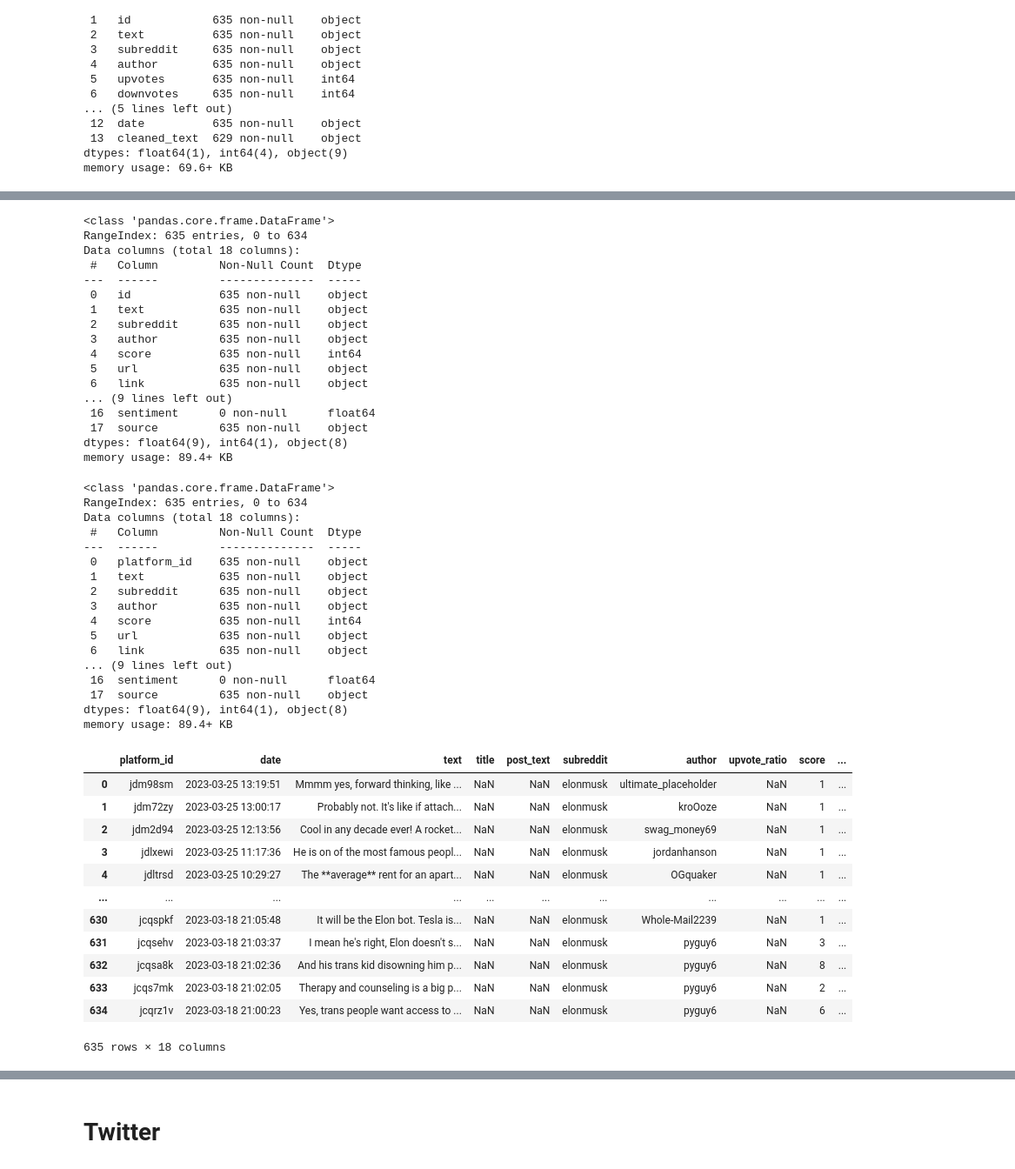
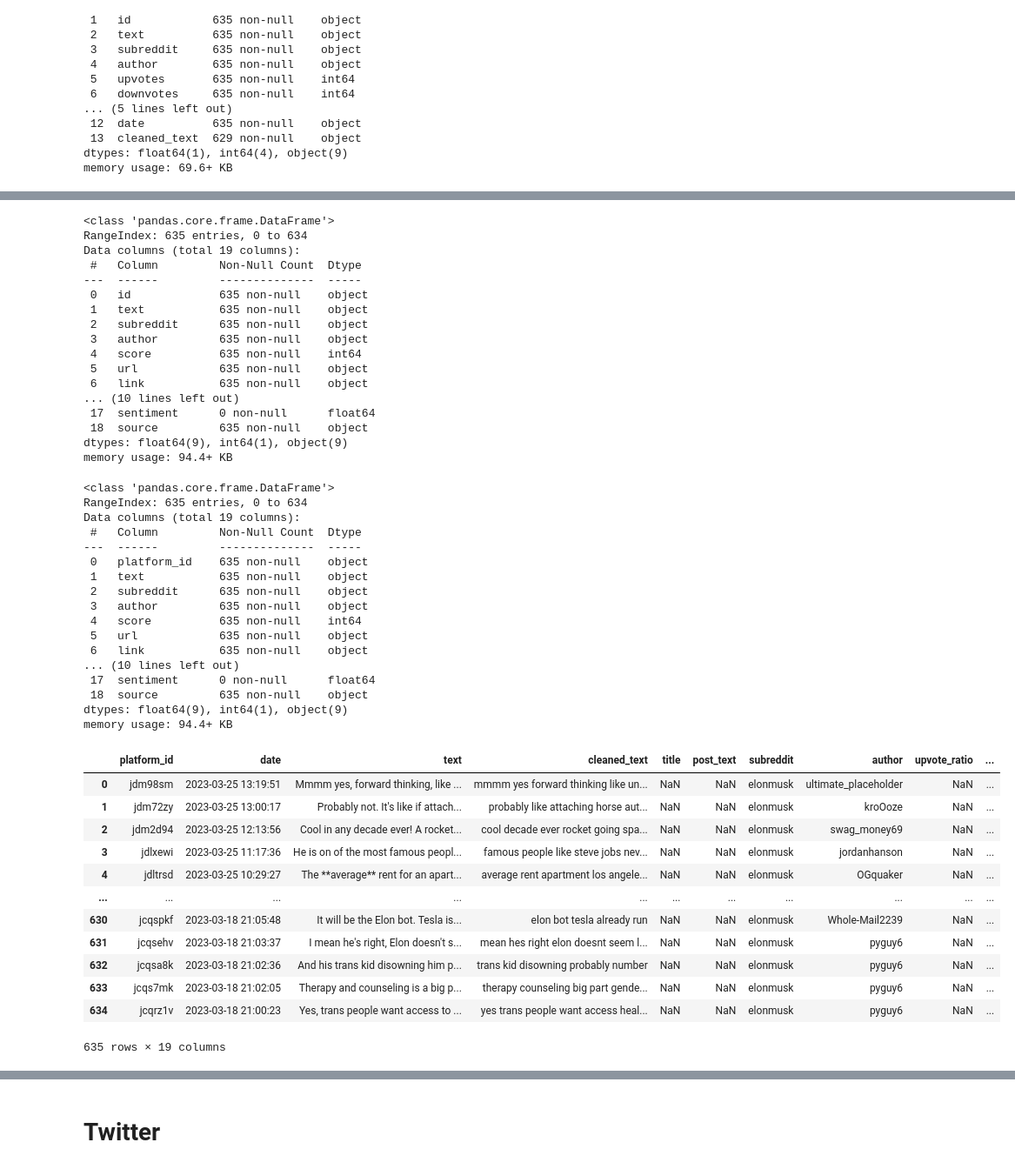
Before and after one commit to josephinehemingway/CZ4034_InfoRet, a Jupyter notebook: combine_data.ipynb, the cells around one changed output, grey strips where cells are left out. Shown at 87% size. Cells and saved outputs as stored; diff of their text form; code cells hidden in the pictures.

Commit message:
Add cleaned text to combined csv

```diff
--- a/combine_data.ipynb
+++ b/combine_data.ipynb
@@ -222,7 +221,7 @@ Data columns (total 14 columns):
 dtypes: float64(1), int64(4), object(9)
 memory usage: 69.6+ KB
 # %%
-cmt_df = cmt_df.drop(columns=["Unnamed: 0", "upvotes", "downvotes", "created_utc", "parent_id", "cleaned_text"])
+cmt_df = cmt_df.drop(columns=["Unnamed: 0", "upvotes", "downvotes", "created_utc", "parent_id"])
 cmt_df.info()
 # %% [output]
 <class 'pandas.core.frame.DataFrame'>
@@ -243,5 +243,6 @@ memory usage: 39.8+ KB
 # %%
-cmt_df = cmt_df.reindex(columns=cmt_df.columns.tolist() + ["title", "post_text", "upvote_ratio", "retweet_count", "like_count", "num_comments", "tags", "subjectivity", "sentiment"])
+cmt_df = cmt_df.reindex(columns=cmt_df.columns.tolist() + ["title", "post_text", "upvote_ratio", "retweet_count",
+                                                           "like_count", "num_comments", "tags", "subjectivity", "sentiment"])
 # %%
 cmt_df["source"] = "reddit_cmt"
 cmt_df
@@ -264,7 +265,7 @@ cmt_df.info()
 # %% [output]
 <class 'pandas.core.frame.DataFrame'>
 RangeIndex: 635 entries, 0 to 634
-Data columns (total 18 columns):
+Data columns (total 19 columns):
  #   Column         Non-Null Count  Dtype
 ---  ------         --------------  -----
  0   id             635 non-null    object
@@ -274,18 +275,18 @@ Data columns (total 18 columns):
  4   score          635 non-null    int64
  5   url            635 non-null    object
  6   link           635 non-null    object
-... (9 lines left out)
- 16  sentiment      0 non-null      float64
- 17  source         635 non-null    object
-dtypes: float64(9), int64(1), object(8)
-memory usage: 89.4+ KB
+... (10 lines left out)
+ 17  sentiment      0 non-null      float64
+ 18  source         635 non-null    object
+dtypes: float64(9), int64(1), object(9)
+memory usage: 94.4+ KB
 # %%
 cmt_df.rename(columns={"id":"platform_id"}, inplace=True)
 cmt_df.info()
 # %% [output]
 <class 'pandas.core.frame.DataFrame'>
 RangeIndex: 635 entries, 0 to 634
-Data columns (total 18 columns):
+Data columns (total 19 columns):
  #   Column         Non-Null Count  Dtype
 ---  ------         --------------  -----
  0   platform_id    635 non-null    object
@@ -295,28 +296,30 @@ Data columns (total 18 columns):
  4   score          635 non-null    int64
  5   url            635 non-null    object
  6   link           635 non-null    object
-... (9 lines left out)
- 16  sentiment      0 non-null      float64
- 17  source         635 non-null    object
-dtypes: float64(9), int64(1), object(8)
-memory usage: 89.4+ KB
+... (10 lines left out)
+ 17  sentiment      0 non-null      float64
+ 18  source         635 non-null    object
+dtypes: float64(9), int64(1), object(9)
+memory usage: 94.4+ KB
 # %%
-cmt_df = cmt_df.reindex(columns=["platform_id","date","text","title","post_text","subreddit","author","upvote_ratio","score","retweet_count","like_count","url","link","num_comments","tags","source","subjectivity","sentiment"])
+cmt_df = cmt_df.reindex(columns=["platform_id", "date", "text", "cleaned_text", "title", "post_text",
+                                 "subreddit", "author", "upvote_ratio", "score", "retweet_count", "like_count",
+                                 "url", "link", "num_comments", "tags", "source", "subjectivity", "sentiment"])
 cmt_df
 # %% [output]
-|  | platform_id | date | text | title | post_text | subreddit | author | upvote_ratio | score | ... |
-| 0 | jdm98sm | 2023-03-25 13:19:51 | Mmmm yes, forward thinking, like ... | NaN | NaN | elonmusk | ultimate_placeholder | NaN | 1 | ... |
-| 1 | jdm72zy | 2023-03-25 13:00:17 | Probably not. It's like if attach... | NaN | NaN | elonmusk | kroOoze | NaN | 1 | ... |
-| 2 | jdm2d94 | 2023-03-25 12:13:56 | Cool in any decade ever! A rocket... | NaN | NaN | elonmusk | swag_money69 | NaN | 1 | ... |
-| 3 | jdlxewi | 2023-03-25 11:17:36 | He is on of the most famous peopl... | NaN | NaN | elonmusk | jordanhanson | NaN | 1 | ... |
-| 4 | jdltrsd | 2023-03-25 10:29:27 | The **average** rent for an apart... | NaN | NaN | elonmusk | OGquaker | NaN | 1 | ... |
+|  | platform_id | date | text | cleaned_text | title | post_text | subreddit | author | upvote_ratio | ... |
+| 0 | jdm98sm | 2023-03-25 13:19:51 | Mmmm yes, forward thinking, like ... | mmmm yes forward thinking like un... | NaN | NaN | elonmusk | ultimate_placeholder | NaN | ... |
+| 1 | jdm72zy | 2023-03-25 13:00:17 | Probably not. It's like if attach... | probably like attaching horse aut... | NaN | NaN | elonmusk | kroOoze | NaN | ... |
+| 2 | jdm2d94 | 2023-03-25 12:13:56 | Cool in any decade ever! A rocket... | cool decade ever rocket going spa... | NaN | NaN | elonmusk | swag_money69 | NaN | ... |
+| 3 | jdlxewi | 2023-03-25 11:17:36 | He is on of the most famous peopl... | famous people like steve jobs nev... | NaN | NaN | elonmusk | jordanhanson | NaN | ... |
+| 4 | jdltrsd | 2023-03-25 10:29:27 | The **average** rent for an apart... | average rent apartment los angele... | NaN | NaN | elonmusk | OGquaker | NaN | ... |
 | ... | ... | ... | ... | ... | ... | ... | ... | ... | ... | ... |
-| 630 | jcqspkf | 2023-03-18 21:05:48 | It will be the Elon bot. Tesla is... | NaN | NaN | elonmusk | Whole-Mail2239 | NaN | 1 | ... |
-| 631 | jcqsehv | 2023-03-18 21:03:37 | I mean he's right, Elon doesn't s... | NaN | NaN | elonmusk | pyguy6 | NaN | 3 | ... |
-| 632 | jcqsa8k | 2023-03-18 21:02:36 | And his trans kid disowning him p... | NaN | NaN | elonmusk | pyguy6 | NaN | 8 | ... |
-| 633 | jcqs7mk | 2023-03-18 21:02:05 | Therapy and counseling is a big p... | NaN | NaN | elonmusk | pyguy6 | NaN | 2 | ... |
-| 634 | jcqrz1v | 2023-03-18 21:00:23 | Yes, trans people want access to ... | NaN | NaN | elonmusk | pyguy6 | NaN | 6 | ... |
+| 630 | jcqspkf | 2023-03-18 21:05:48 | It will be the Elon bot. Tesla is... | elon bot tesla already run | NaN | NaN | elonmusk | Whole-Mail2239 | NaN | ... |
+| 631 | jcqsehv | 2023-03-18 21:03:37 | I mean he's right, Elon doesn't s... | mean hes right elon doesnt seem l... | NaN | NaN | elonmusk | pyguy6 | NaN | ... |
+| 632 | jcqsa8k | 2023-03-18 21:02:36 | And his trans kid disowning him p... | trans kid disowning probably number | NaN | NaN | elonmusk | pyguy6 | NaN | ... |
+| 633 | jcqs7mk | 2023-03-18 21:02:05 | Therapy and counseling is a big p... | therapy counseling big part gende... | NaN | NaN | elonmusk | pyguy6 | NaN | ... |
+| 634 | jcqrz1v | 2023-03-18 21:00:23 | Yes, trans people want access to ... | yes trans people want access heal... | NaN | NaN | elonmusk | pyguy6 | NaN | ... |
-635 rows × 18 columns
+635 rows × 19 columns
 # %%
 cmt_df.info()
 # %% [output]
```
Also changed, not shown: parts of 24 cells of this notebook, 1 other file.
